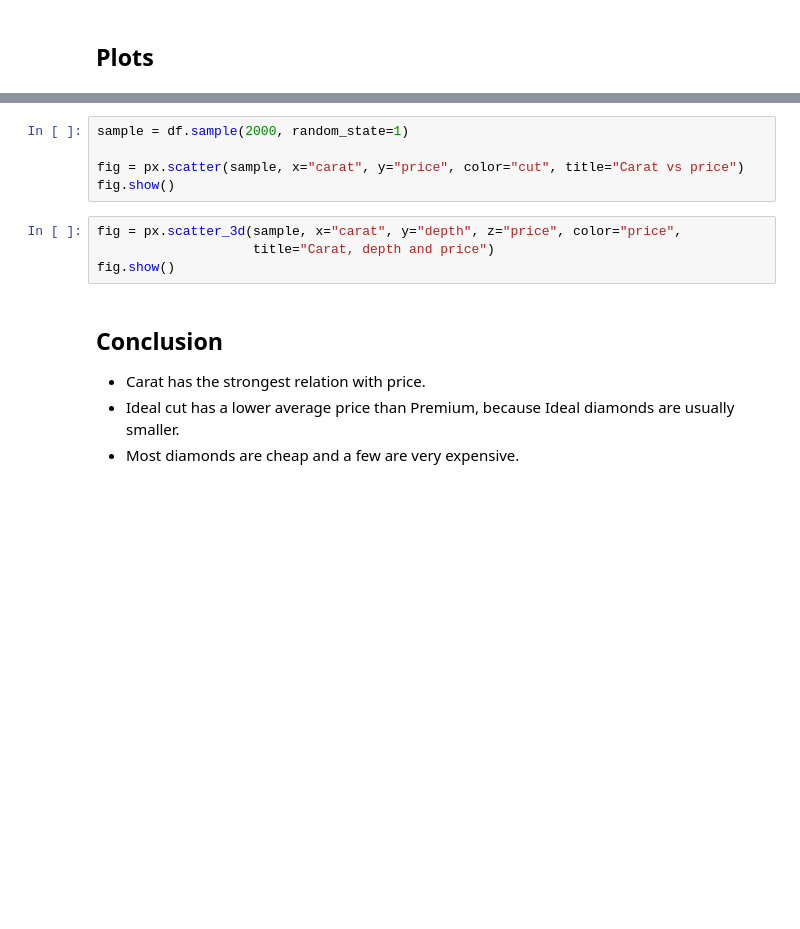
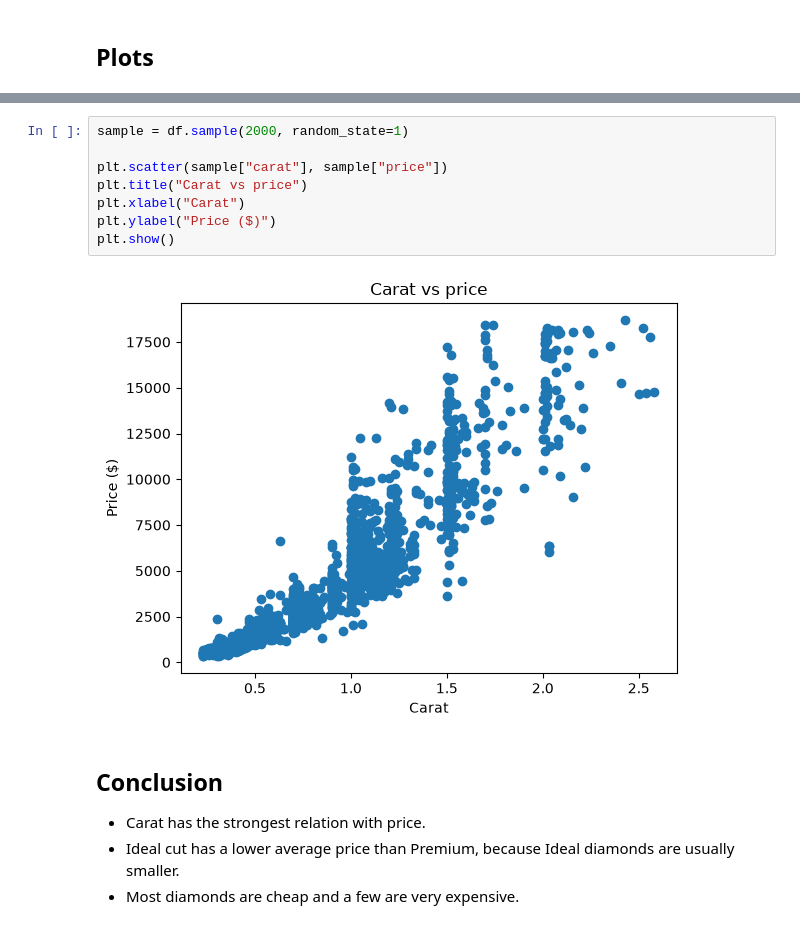
Before and after one commit to sheidashahreki/Data_Analysis_Tasks, a Jupyter notebook: Diamonds_Analysis.ipynb, the cells around one changed output, grey strips where cells are left out. Drawn from its saved outputs; the diff is of its cells as text; blank space fills up the shorter version.

```diff
--- a/Diamonds_Analysis.ipynb
+++ b/Diamonds_Analysis.ipynb
@@ -235,12 +234,13 @@ fig.show()
 # %%
 sample = df.sample(2000, random_state=1)
 
-fig = px.scatter(sample, x="carat", y="price", color="cut", title="Carat vs price")
-fig.show()
+plt.scatter(sample["carat"], sample["price"])
+plt.title("Carat vs price")
+plt.xlabel("Carat")
+plt.ylabel("Price ($)")
+plt.show()
+# %% [output]
+[figure, added]
-# %%
-fig = px.scatter_3d(sample, x="carat", y="depth", z="price", color="price",
-                    title="Carat, depth and price")
-fig.show()
 # %% [markdown]
 ## Conclusion
 
```
Also changed, not shown: parts of 11 cells of this notebook.
